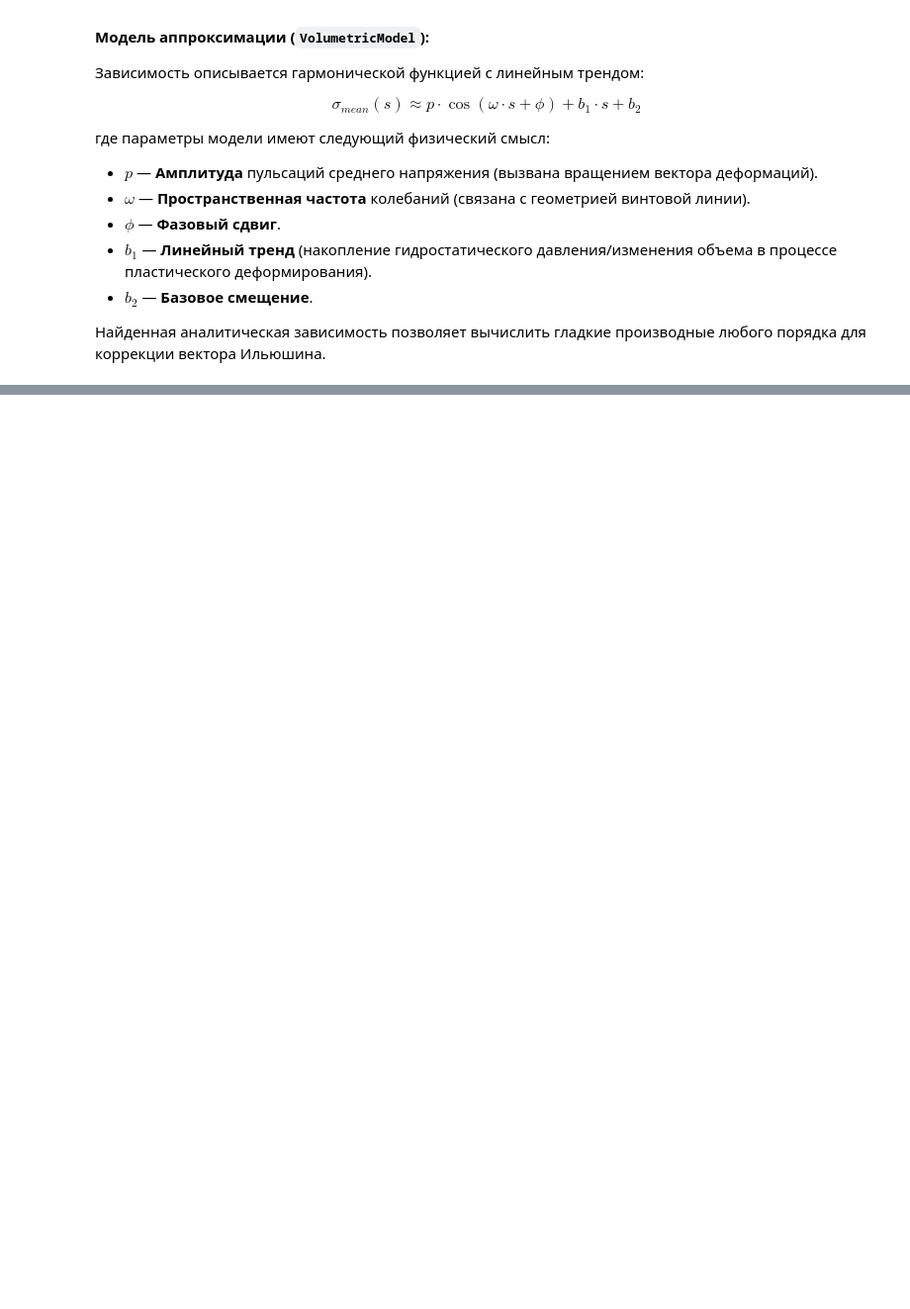
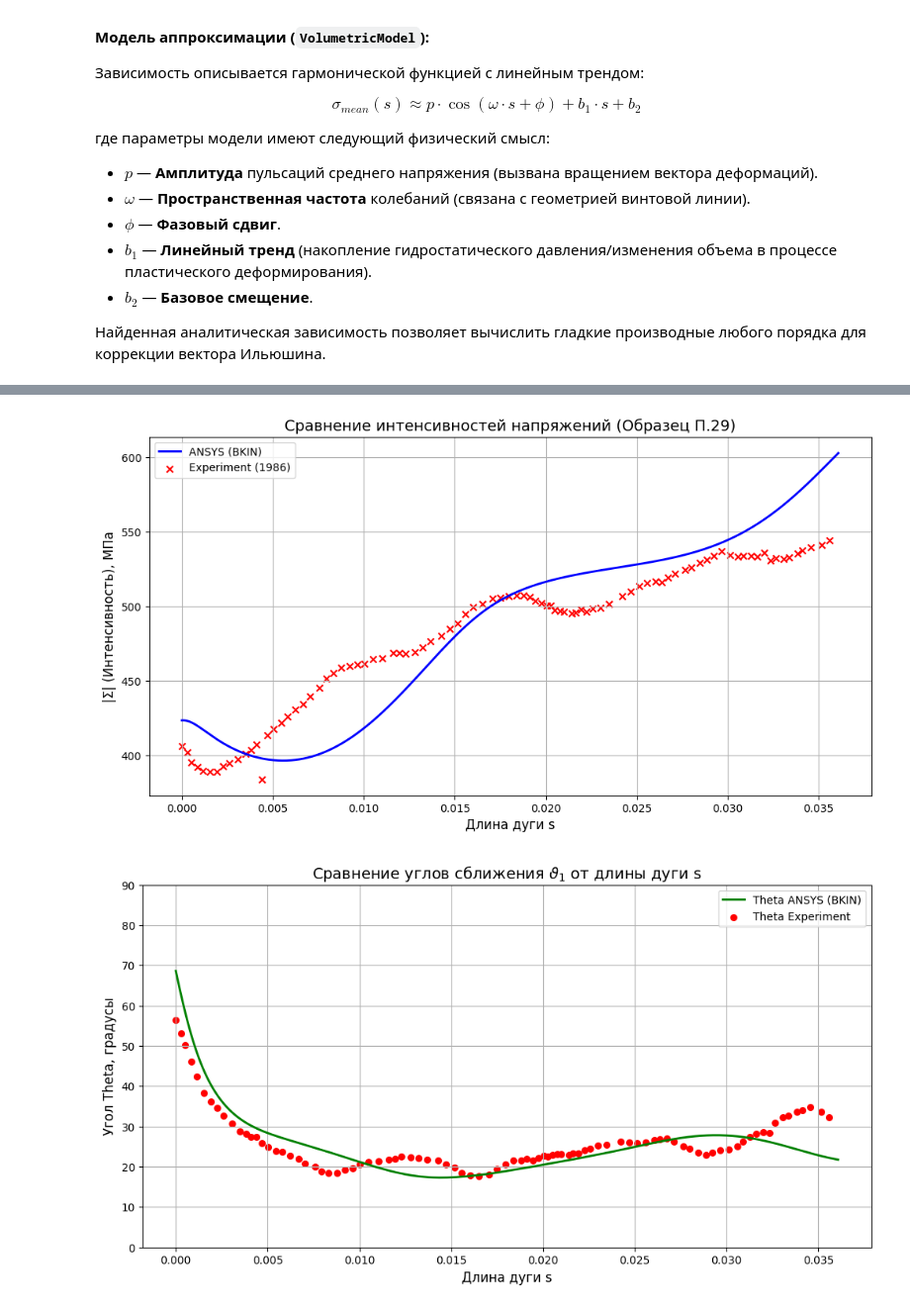
Before and after one commit to ArtemDos/complex_deformations, a Jupyter notebook: P29/ideal_vint/bkin.ipynb, the cells around one changed output, grey strips where cells are left out. Shown at 99% size. Drawn from its saved outputs; the diff is of its cells as text; code cells hidden in the pictures; blank space fills up the shorter version.

```diff
--- a/P29/ideal_vint/bkin.ipynb
+++ b/P29/ideal_vint/bkin.ipynb
@@ -550,0 +597,29 @@ plot_xy(
+# %%
+import matplotlib.pyplot as plt
+
+if 'S_EQV' not in df_stage2.columns:
+    df_stage2['S_EQV'] = np.sqrt(df_stage2['Sig_1']**2 + df_stage2['Sig_2']**2 + df_stage2['Sig_3']**2)
+
+plt.figure(figsize=(12, 6))
+plt.plot(df_stage2['s'], df_stage2['S_EQV'], 'b-', label=f'ANSYS ({model_name})', linewidth=2)
+plt.scatter(df_exp_vint['s_plot'], df_exp_vint['S_EQV_exp'], color='red', marker='x', label='Experiment (1986)')
+plt.title(f'Сравнение интенсивностей напряжений (Образец П.29)', fontsize=14)
+plt.xlabel('Длина дуги s', fontsize=12)
+plt.ylabel('|Σ| (Интенсивность), МПа', fontsize=12)
+plt.legend()
+plt.grid(True)
+plt.show()
+
+plt.figure(figsize=(12, 6))
+plt.plot(df_stage2['s'], df_stage2['Theta_Approx'], 'g-', label=f'Theta ANSYS ({model_name})', linewidth=2)
+plt.scatter(df_exp_vint['s_plot'], df_exp_vint['Theta_exp_vs_approx'], color='red', marker='o', s=30, label='Theta Experiment')
+plt.title(f'Сравнение углов сближения $\\vartheta_1$ от длины дуги s', fontsize=14)
+plt.xlabel('Длина дуги s', fontsize=12)
+plt.ylabel('Угол Theta, градусы', fontsize=12)
+plt.legend()
+plt.grid(True)
+plt.ylim(0, 90)
+plt.show()
+# %% [output]
+[figure, added]
+[figure, added]
```
Also changed, not shown: parts of 16 cells of this notebook, 10 other files.
